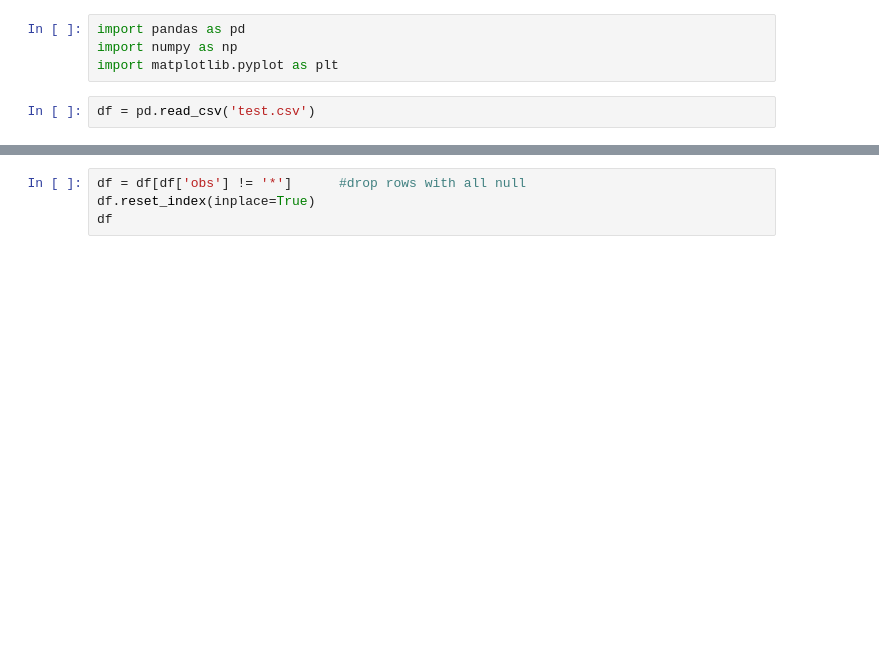
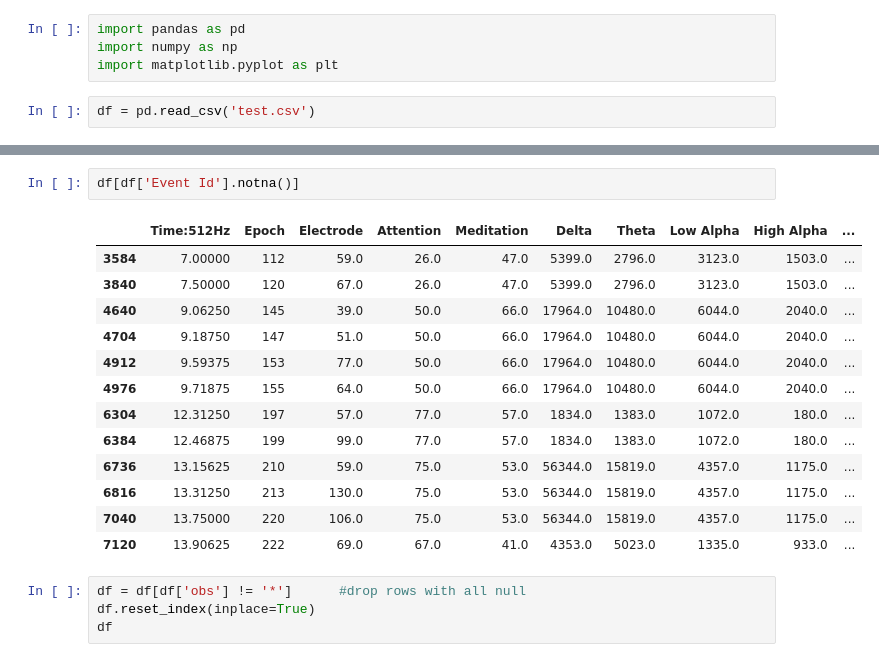
Before and after one commit to c1rowe/cogs189final, a Jupyter notebook: test.ipynb, the cells around one changed output, grey strips where cells are left out. Saved outputs shown, nothing was run; the diff lists cells and outputs as text; blank space fills up the shorter version.

```diff
--- a/test.ipynb
+++ b/test.ipynb
@@ -23,3 +23,19 @@ df
+# %%
+df[df['Event Id'].notna()]
+# %% [output]
+|  | Time:512Hz | Epoch | Electrode | Attention | Meditation | Delta | Theta | Low Alpha | High Alpha | ... |
+| 3584 | 7.00000 | 112 | 59.0 | 26.0 | 47.0 | 5399.0 | 2796.0 | 3123.0 | 1503.0 | ... |
+| 3840 | 7.50000 | 120 | 67.0 | 26.0 | 47.0 | 5399.0 | 2796.0 | 3123.0 | 1503.0 | ... |
+| 4640 | 9.06250 | 145 | 39.0 | 50.0 | 66.0 | 17964.0 | 10480.0 | 6044.0 | 2040.0 | ... |
+| 4704 | 9.18750 | 147 | 51.0 | 50.0 | 66.0 | 17964.0 | 10480.0 | 6044.0 | 2040.0 | ... |
+| 4912 | 9.59375 | 153 | 77.0 | 50.0 | 66.0 | 17964.0 | 10480.0 | 6044.0 | 2040.0 | ... |
+| 4976 | 9.71875 | 155 | 64.0 | 50.0 | 66.0 | 17964.0 | 10480.0 | 6044.0 | 2040.0 | ... |
+| 6304 | 12.31250 | 197 | 57.0 | 77.0 | 57.0 | 1834.0 | 1383.0 | 1072.0 | 180.0 | ... |
+| 6384 | 12.46875 | 199 | 99.0 | 77.0 | 57.0 | 1834.0 | 1383.0 | 1072.0 | 180.0 | ... |
+| 6736 | 13.15625 | 210 | 59.0 | 75.0 | 53.0 | 56344.0 | 15819.0 | 4357.0 | 1175.0 | ... |
+| 6816 | 13.31250 | 213 | 130.0 | 75.0 | 53.0 | 56344.0 | 15819.0 | 4357.0 | 1175.0 | ... |
+| 7040 | 13.75000 | 220 | 106.0 | 75.0 | 53.0 | 56344.0 | 15819.0 | 4357.0 | 1175.0 | ... |
+| 7120 | 13.90625 | 222 | 69.0 | 67.0 | 41.0 | 4353.0 | 5023.0 | 1335.0 | 933.0 | ... |
 # %%
 df = df[df['obs'] != '*']      #drop rows with all null
 df.reset_index(inplace=True)
```
Also changed, not shown: parts of 1 cell of this notebook, 2 other files.
